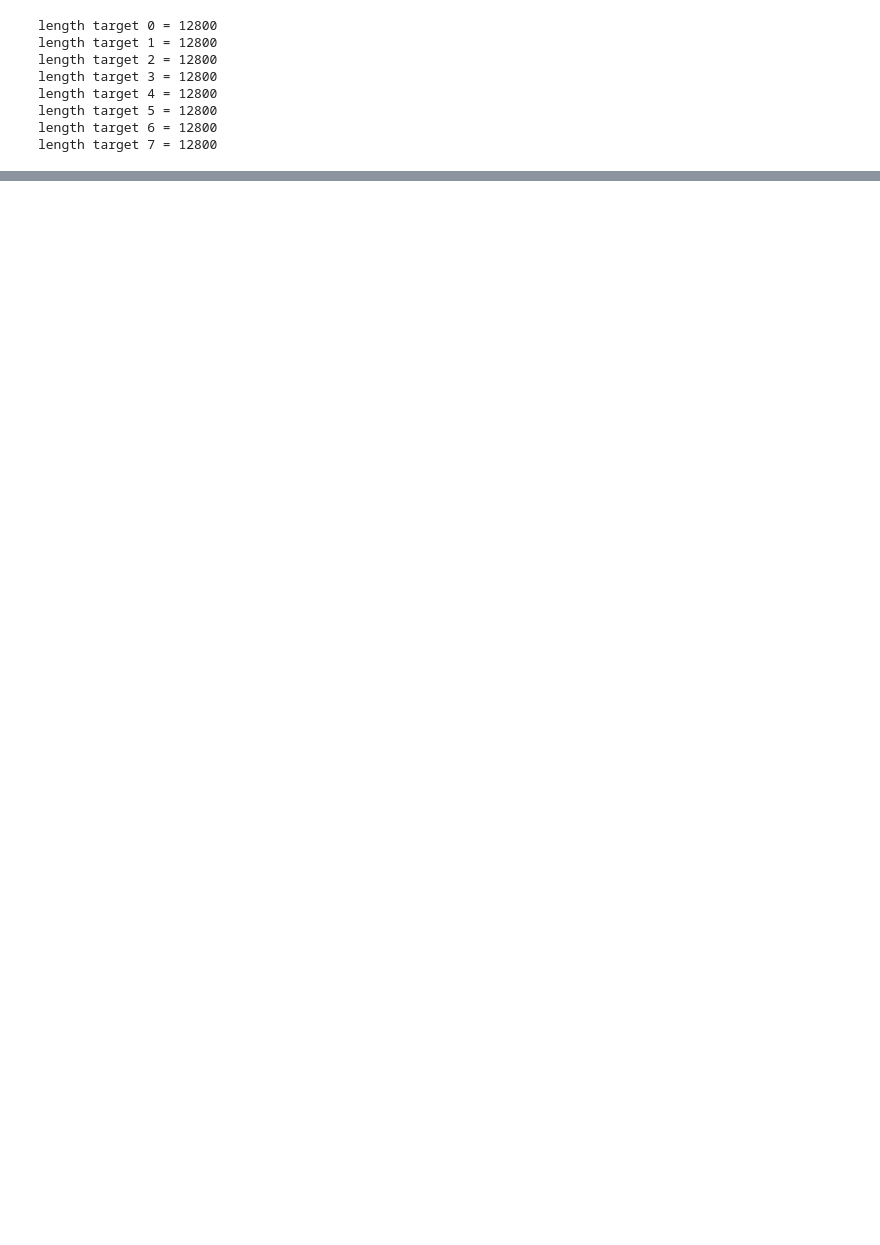
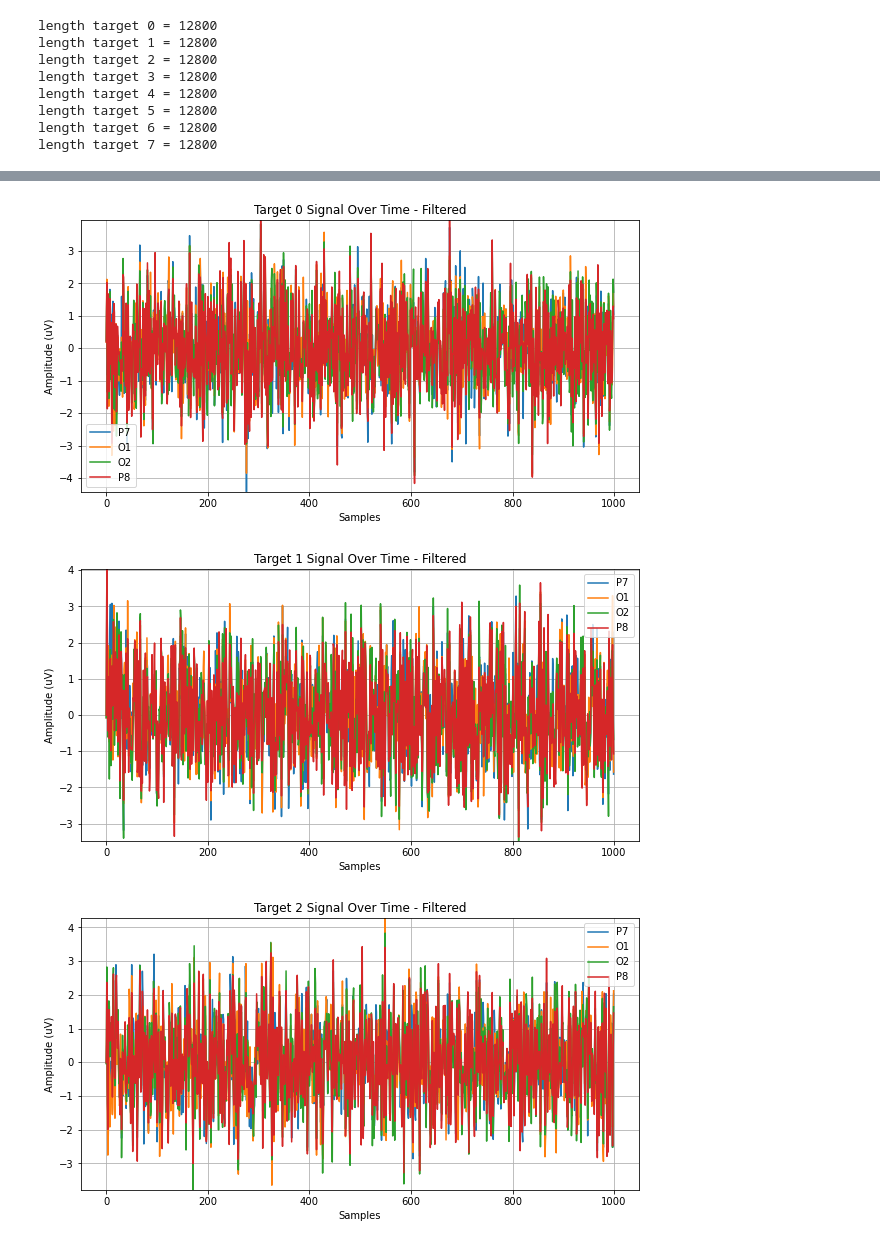
Before and after one commit to salzaabi/CapstoneJ8, a Jupyter notebook: simulated_predictions.ipynb, the cells around one changed output, grey strips where cells are left out. Saved outputs shown, nothing was run; the diff lists cells and outputs as text; code cells hidden in the pictures; blank space fills up the shorter version.

```diff
--- a/simulated_predictions.ipynb
+++ b/simulated_predictions.ipynb
@@ -180,0 +196,6 @@ plot_time_all(targets, start=0, end=128, extend_title='- Filtered')
+# %%
+plot_time_all(targets, start=0, end=1000, extend_title='- Filtered')
+# %% [output]
+[figure, added]
+[figure, added]
+[figure, added]
```
Also changed, not shown: parts of 15 cells of this notebook, 49 other files.
